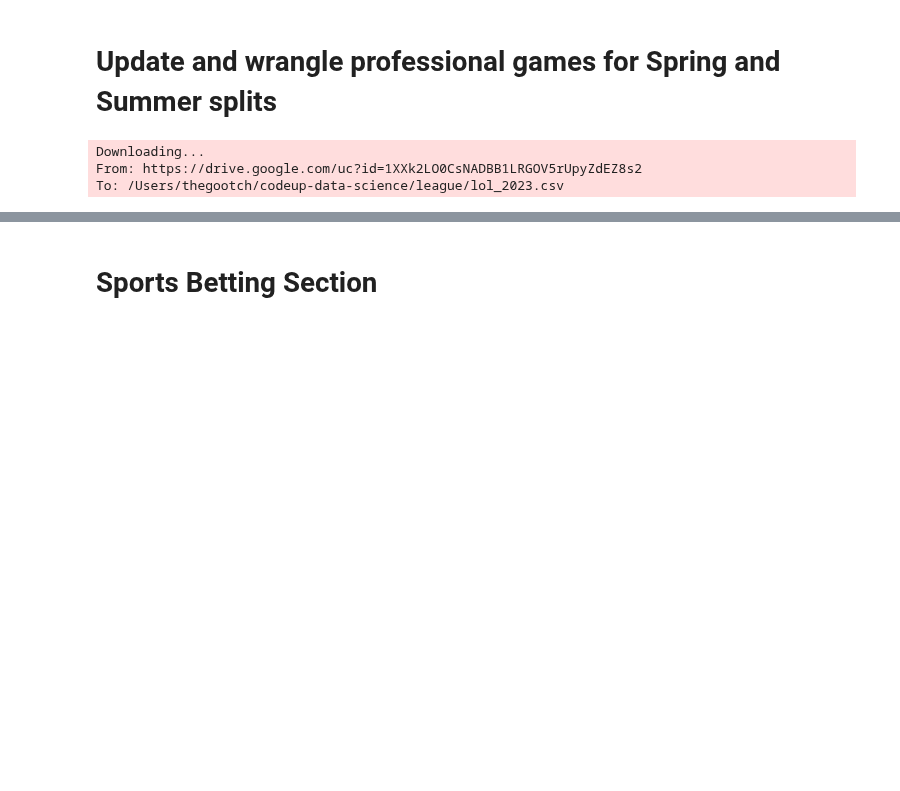
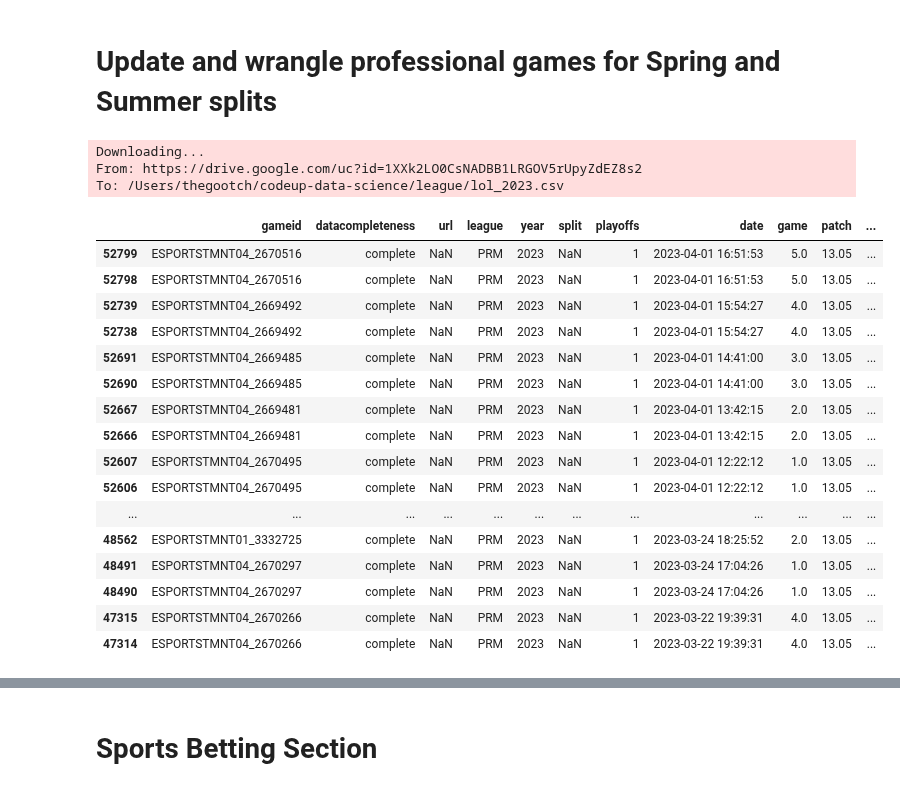
Before and after one commit to richie-p-meyer/league, a Jupyter notebook: scratch.ipynb, the cells around one changed output, grey strips where cells are left out. Saved outputs shown, nothing was run; the diff lists cells and outputs as text; code cells hidden in the pictures; blank space fills up the shorter version.

```diff
--- a/scratch.ipynb
+++ b/scratch.ipynb
@@ -126,4 +140,24 @@ df = wrangle_df(df)
 Downloading...
 From: https://drive.google.com/uc?id=1XXk2LO0CsNADBB1LRGOV5rUpyZdEZ8s2
 To: /Users/thegootch/codeup-data-science/league/lol_2023.csv
+# %%
+raw[(raw.league=='PRM')&(raw.position=='team')].sort_values('date',ascending=False).head(20)
+# %% [output]
+|  | gameid | datacompleteness | url | league | year | split | playoffs | date | game | patch | ... |
+| 52799 | ESPORTSTMNT04_2670516 | complete | NaN | PRM | 2023 | NaN | 1 | 2023-04-01 16:51:53 | 5.0 | 13.05 | ... |
+| 52798 | ESPORTSTMNT04_2670516 | complete | NaN | PRM | 2023 | NaN | 1 | 2023-04-01 16:51:53 | 5.0 | 13.05 | ... |
+| 52739 | ESPORTSTMNT04_2669492 | complete | NaN | PRM | 2023 | NaN | 1 | 2023-04-01 15:54:27 | 4.0 | 13.05 | ... |
+| 52738 | ESPORTSTMNT04_2669492 | complete | NaN | PRM | 2023 | NaN | 1 | 2023-04-01 15:54:27 | 4.0 | 13.05 | ... |
+| 52691 | ESPORTSTMNT04_2669485 | complete | NaN | PRM | 2023 | NaN | 1 | 2023-04-01 14:41:00 | 3.0 | 13.05 | ... |
+| 52690 | ESPORTSTMNT04_2669485 | complete | NaN | PRM | 2023 | NaN | 1 | 2023-04-01 14:41:00 | 3.0 | 13.05 | ... |
+| 52667 | ESPORTSTMNT04_2669481 | complete | NaN | PRM | 2023 | NaN | 1 | 2023-04-01 13:42:15 | 2.0 | 13.05 | ... |
+| 52666 | ESPORTSTMNT04_2669481 | complete | NaN | PRM | 2023 | NaN | 1 | 2023-04-01 13:42:15 | 2.0 | 13.05 | ... |
+| 52607 | ESPORTSTMNT04_2670495 | complete | NaN | PRM | 2023 | NaN | 1 | 2023-04-01 12:22:12 | 1.0 | 13.05 | ... |
+| 52606 | ESPORTSTMNT04_2670495 | complete | NaN | PRM | 2023 | NaN | 1 | 2023-04-01 12:22:12 | 1.0 | 13.05 | ... |
+| ... | ... | ... | ... | ... | ... | ... | ... | ... | ... | ... | ... |
+| 48562 | ESPORTSTMNT01_3332725 | complete | NaN | PRM | 2023 | NaN | 1 | 2023-03-24 18:25:52 | 2.0 | 13.05 | ... |
+| 48491 | ESPORTSTMNT04_2670297 | complete | NaN | PRM | 2023 | NaN | 1 | 2023-03-24 17:04:26 | 1.0 | 13.05 | ... |
+| 48490 | ESPORTSTMNT04_2670297 | complete | NaN | PRM | 2023 | NaN | 1 | 2023-03-24 17:04:26 | 1.0 | 13.05 | ... |
+| 47315 | ESPORTSTMNT04_2670266 | complete | NaN | PRM | 2023 | NaN | 1 | 2023-03-22 19:39:31 | 4.0 | 13.05 | ... |
+| 47314 | ESPORTSTMNT04_2670266 | complete | NaN | PRM | 2023 | NaN | 1 | 2023-03-22 19:39:31 | 4.0 | 13.05 | ... |
 # %%
```
Also changed, not shown: parts of 27 cells of this notebook, 14 other files.
